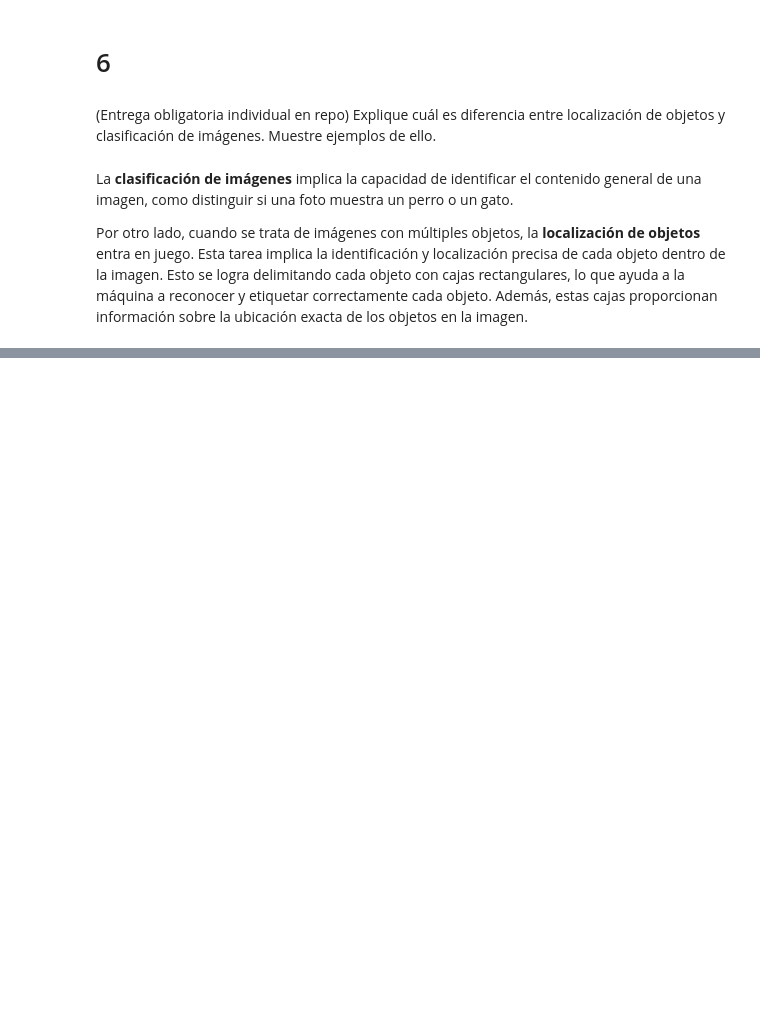
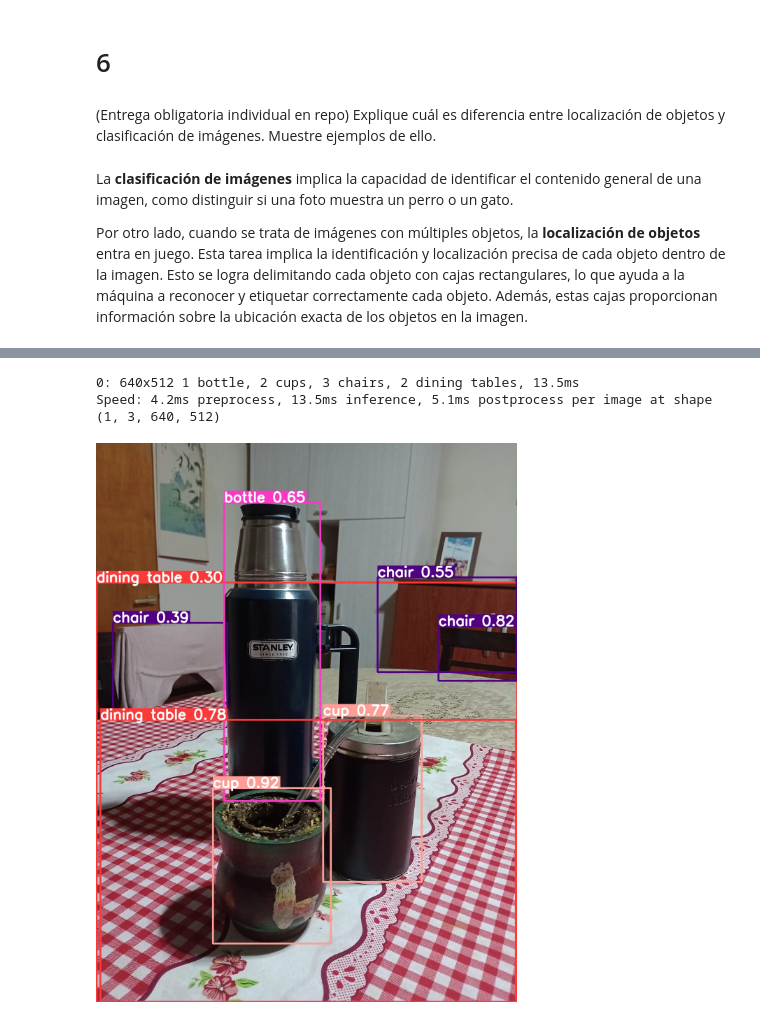
Before and after one commit to Santiloza89/TUIA-VisionPorComputadora, a Jupyter notebook: Unidad1/Practica1_Computer_vision_Santiago_Loza.ipynb, the cells around one changed output, grey strips where cells are left out. Saved outputs shown, nothing was run; the diff lists cells and outputs as text; code cells hidden in the pictures; blank space fills up the shorter version.

```diff
--- a/Unidad1/Practica1_Computer_vision_Santiago_Loza.ipynb
+++ b/Unidad1/Practica1_Computer_vision_Santiago_Loza.ipynb
@@ -667,20 +667,24 @@ Setup complete ✅ (2 CPUs, 12.7 GB RAM, 29.0/78.2 GB disk)
 # %%
 # Importamos las librerías a utilizar
 from ultralytics import YOLO
 from IPython.display import Image
 
 # Load the pre-trained YOLOv8 model
 model = YOLO('yolov8n')  #
 
 # Perform inference
-source_img = cv.imread('https://ultralytics.com/images/bus.jpg')
+source_img = cv.imread('mate.jpeg')
 results = model(source_img)
 
 # Visualize the results on the frame
 annotated_frame = results[0].plot()
 
 # Guardamos el resultado en JPG
-cv.imwrite('bus_results.jpg', annotated_frame)
+cv.imwrite('resultado_mate.jpg', annotated_frame)
 
 # Mostramos el resultado en Colab
-Image('bus_results.jpg')
+Image('resultado_mate.jpg')
+# %% [output]
+0: 640x512 1 bottle, 2 cups, 3 chairs, 2 dining tables, 13.5ms
+Speed: 4.2ms preprocess, 13.5ms inference, 5.1ms postprocess per image at shape (1, 3, 640, 512)
+[figure, added]
```
Also changed, not shown: parts of 2 cells of this notebook, 1 other file.
